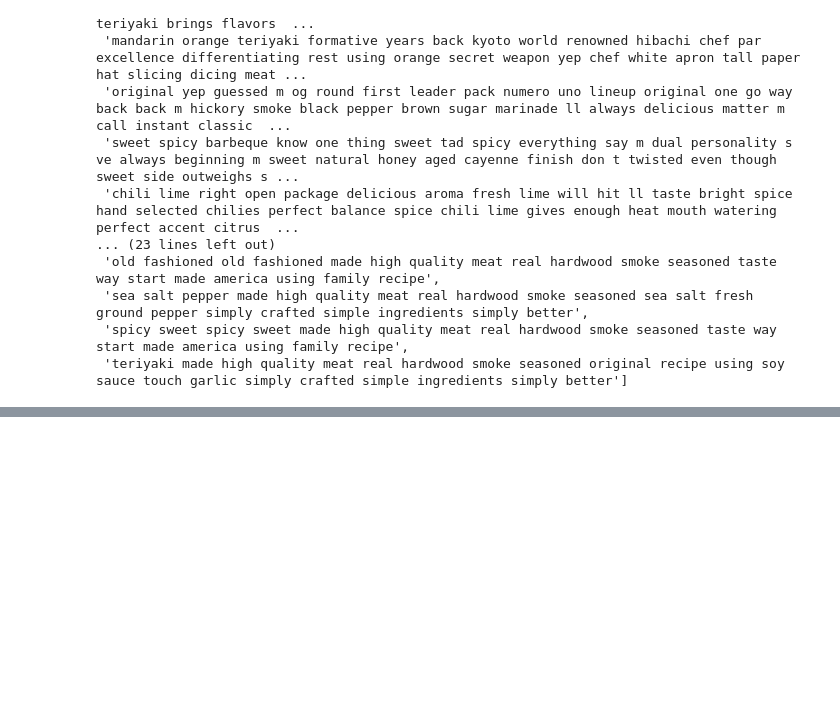
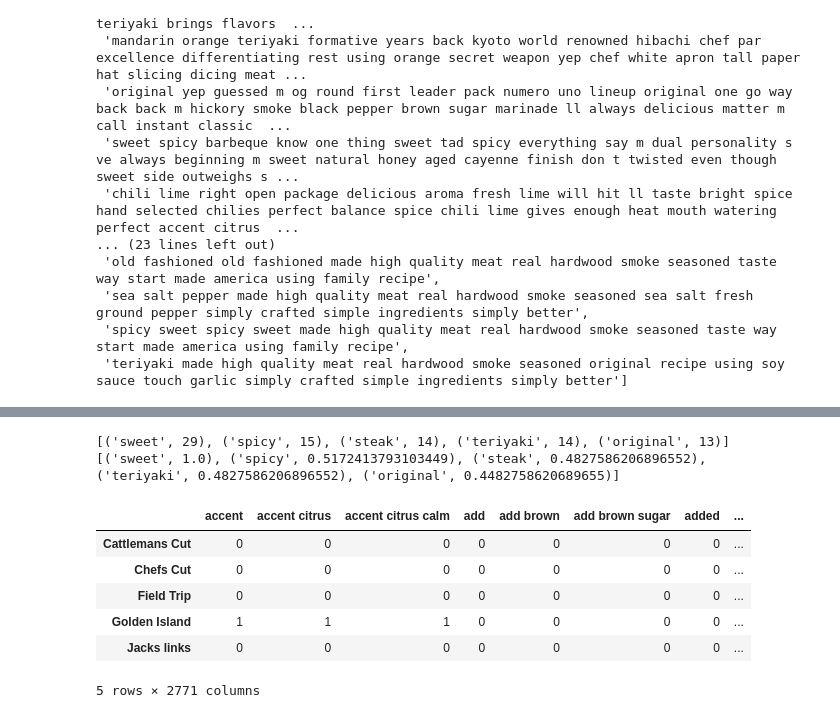
Before and after one commit to gsdavis1959/Python, a Jupyter notebook: WordcloudUsingPandas.ipynb, the cells around one changed output, grey strips where cells are left out. Drawn from its saved outputs; the diff is of its cells as text; code cells hidden in the pictures; blank space fills up the shorter version.

```diff
--- a/WordcloudUsingPandas.ipynb
+++ b/WordcloudUsingPandas.ipynb
@@ -94,0 +101,19 @@ plt.show()
+# %%
+#create the wordcloud object
+wordcloud = WordCloud(stopwords = STOPWORDS,
+                      collocations=True).generate(str(split))
+
+# create a dictionary of word frequencies
+text_dictionary = wordcloud.process_text(str(split))
+# sort the dictionary
+word_freq={k: v for k, v in sorted(text_dictionary.items(),reverse=True, key=lambda item: item[1])}
+
+#use words_ to print relative word frequencies
+rel_freq = wordcloud.words_
+
+#print results
+print(list(word_freq.items())[:5])
+print(list(rel_freq.items())[:5])
+# %% [output]
+[('sweet', 29), ('spicy', 15), ('steak', 14), ('teriyaki', 14), ('original', 13)]
+[('sweet', 1.0), ('spicy', 0.5172413793103449), ('steak', 0.4827586206896552), ('teriyaki', 0.4827586206896552), ('original', 0.4482758620689655)]
@@ -94,0 +139,10 @@ plt.show()
+# %%
+bow.head()
+# %% [output]
+|  | accent | accent citrus | accent citrus calm | add | add brown | add brown sugar | added | ... |
+| Cattlemans Cut | 0 | 0 | 0 | 0 | 0 | 0 | 0 | ... |
+| Chefs Cut | 0 | 0 | 0 | 0 | 0 | 0 | 0 | ... |
+| Field Trip | 0 | 0 | 0 | 0 | 0 | 0 | 0 | ... |
+| Golden Island | 1 | 1 | 1 | 0 | 0 | 0 | 0 | ... |
+| Jacks links | 0 | 0 | 0 | 0 | 0 | 0 | 0 | ... |
+5 rows × 2771 columns
```
Also changed, not shown: parts of 5 cells of this notebook.
